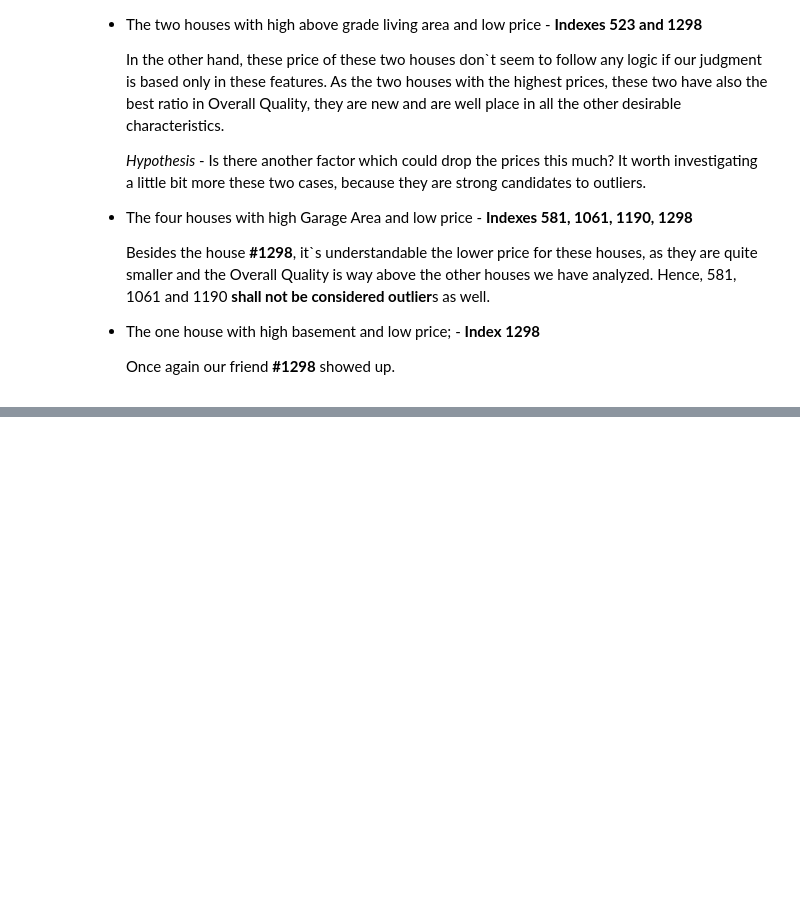
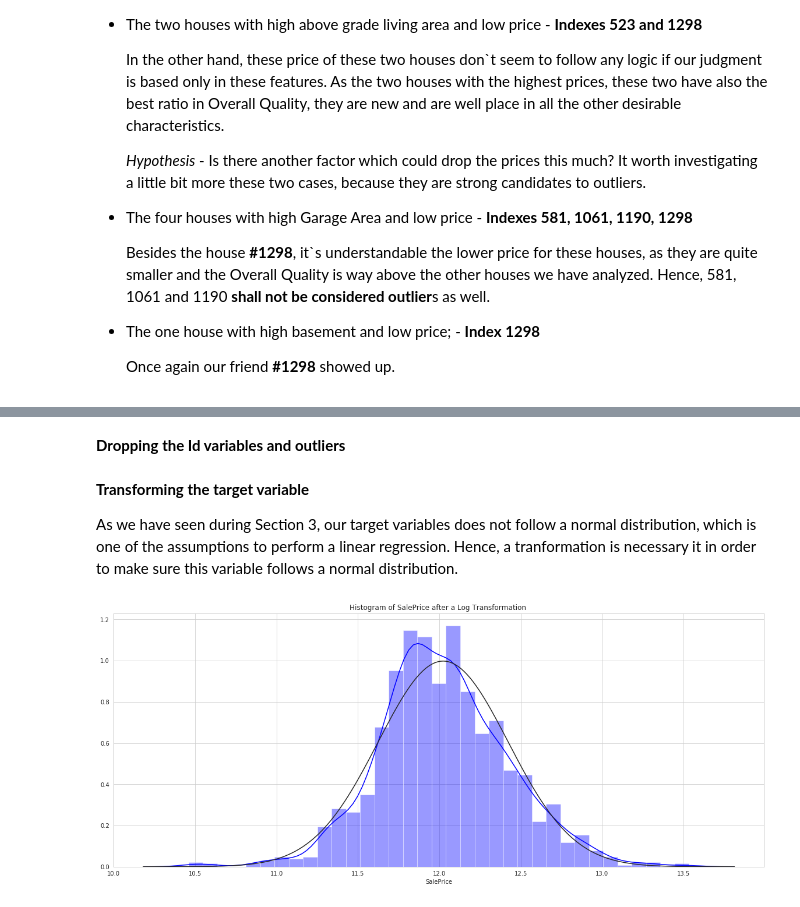
Before and after one commit to rpdieego/Kaggle_HousePrices, a Jupyter notebook: Kaggle_HousePrices.ipynb, the cells around one changed output, grey strips where cells are left out. Cells and saved outputs as stored; diff of their text form; code cells hidden in the pictures; blank space fills up the shorter version.

```diff
--- a/Kaggle_HousePrices.ipynb
+++ b/Kaggle_HousePrices.ipynb
@@ -324,0 +343,34 @@ It worth investigating some other categorical variables in order to understand b
+# %%
+# Creating a copy of the datasets
+preprocessing_train_df = train_df.copy()
+preprocessing_test_df = test_df.copy()
+
+# Saving datasets indexes
+train_idx = train_df.shape[0]
+test_idx = test_df.shape[0]
+
+#Saving HouseID for Kaggle submission template
+houseId = test_df['Id']
+# %% [markdown]
+**Dropping the Id variables and outliers**
+# %%
+# Drop Id
+preprocessing_train_df.drop(['Id'], axis=1, inplace=True)
+preprocessing_test_df.drop(['Id'], axis=1, inplace=True)
+
+# Drop the two outliers houses (#523 and #1298)
+preprocessing_train_df = preprocessing_train_df[preprocessing_train_df.GrLivArea < 4500]
+preprocessing_train_df.reset_index(drop=True, inplace=True)
+# %% [markdown]
+**Transforming the target variable**
+
+As we have seen during Section 3, our target variables does not follow a normal distribution, which is one of the assumptions to perform a linear regression. Hence, a tranformation is necessary it in order to make sure this variable follows a normal distribution.
+# %%
+#Transforming target variable SalePrice
+preprocessing_train_df['SalePrice'] = np.log1p(preprocessing_train_df['SalePrice'])
+
+plt.figure(figsize=(20,8));plt.title('Histogram of SalePrice after a Log Transformation ')
+sns.distplot(preprocessing_train_df['SalePrice'], color='blue', fit=stats.norm, norm_hist=True)
+plt.show()
+# %% [output]
+[figure, added]
```
Also changed, not shown: parts of 84 cells of this notebook.
